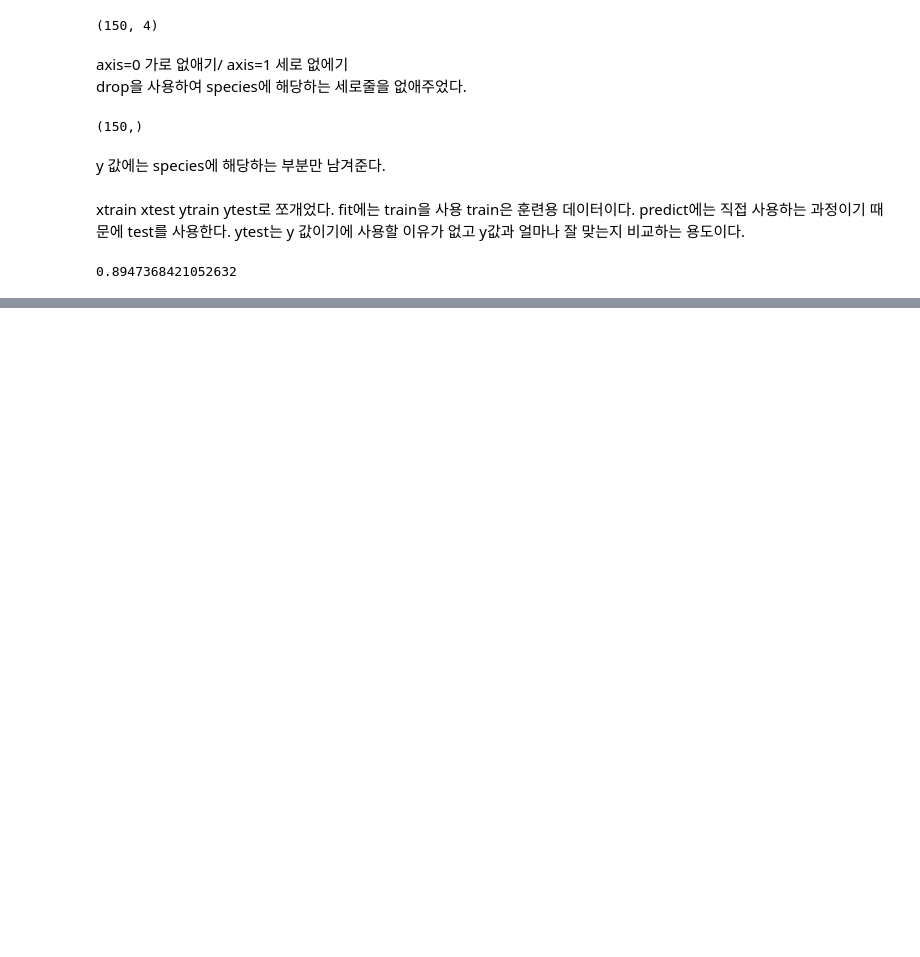
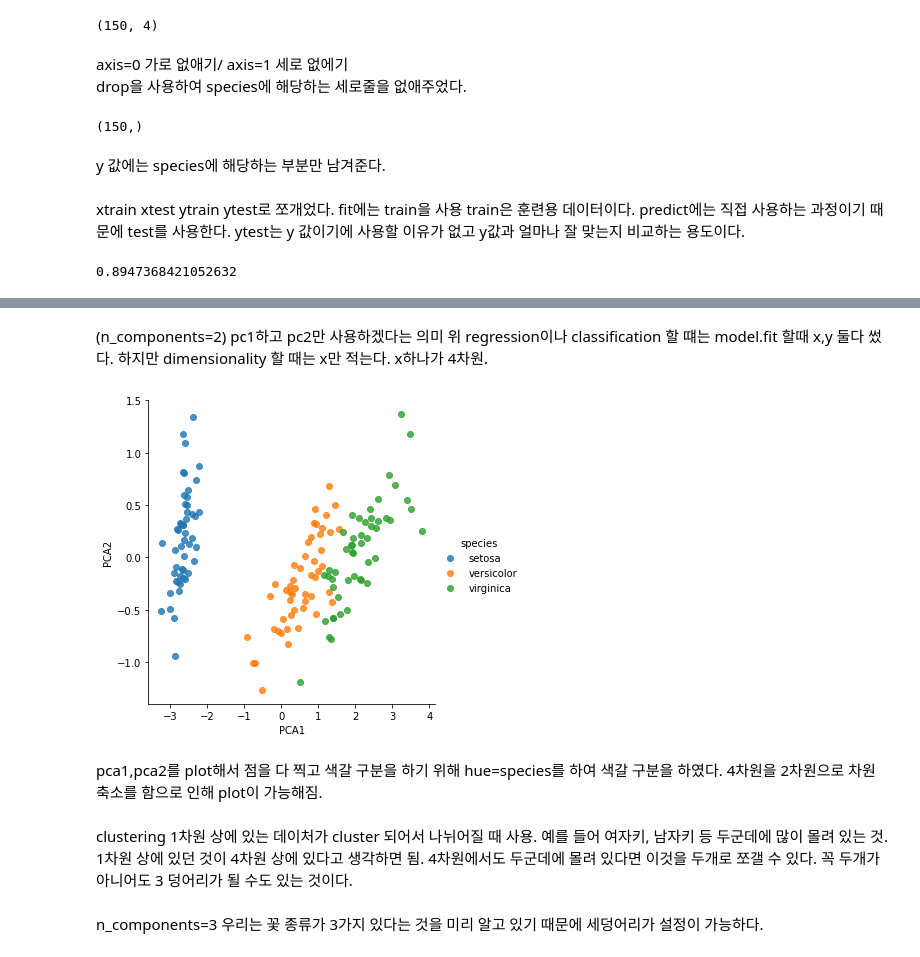
Before and after one commit to jinsu1214/class2022spring, a Jupyter notebook: 20220316.ipynb, the cells around one changed output, grey strips where cells are left out. Cells and saved outputs as stored; diff of their text form; code cells hidden in the pictures; blank space fills up the shorter version.

```diff
--- a/20220316.ipynb
+++ b/20220316.ipynb
@@ -927,0 +933,20 @@ iface.launch()
+# %%
+from sklearn.decomposition import PCA  # 1. Choose the model class
+model = PCA(n_components=2)            # 2. Instantiate the model with hyperparameters
+model.fit(x)                           # 3. Fit to data. Notice y is not specified!
+X_2D = model.transform(x)
+X_2D
+# %% [markdown]
+(n_components=2) pc1하고 pc2만 사용하겠다는 의미
+위 regression이나 classification 할 떄는 model.fit 할때 x,y 둘다 썼다. 하지만 dimensionality 할 때는 x만 적는다. x하나가 4차원.
+# %%
+df['PCA1'] = X_2D[:, 0]
+df['PCA2'] = X_2D[:, 1]
+sns.lmplot("PCA1", "PCA2", hue='species', data=df, fit_reg=False);
+# %% [output]
+[figure, added]
+# %% [markdown]
+pca1,pca2를 plot해서 점을 다 찍고 색갈 구분을 하기 위해 hue=species를 하여 색갈 구분을 하였다. 4차원을 2차원으로 차원축소를 함으로 인해 plot이 가능해짐.
+# %% [markdown]
+clustering
+1차원 상에 있는 데이처가 cluster 되어서 나뉘어질 때 사용. 예를 들어 여자키, 남자키 등 두군데에 많이 몰려 있는 것. 1차원 상에 있던 것이 4차원 상에 있다고 생각하면 됨. 4차원에서도 두군데에 몰려 있다면 이것을 두개로 쪼갤 수 있다. 꼭 두개가 아니어도 3 덩어리가 될 수도 있는 것이다.
@@ -927,0 +958,2 @@ iface.launch()
+# %% [markdown]
+n_components=3 우리는 꽃 종류가 3가지 있다는 것을 미리 알고 있기 때문에 세덩어리가 설정이 가능하다.
```
Also changed, not shown: parts of 7 cells of this notebook.
